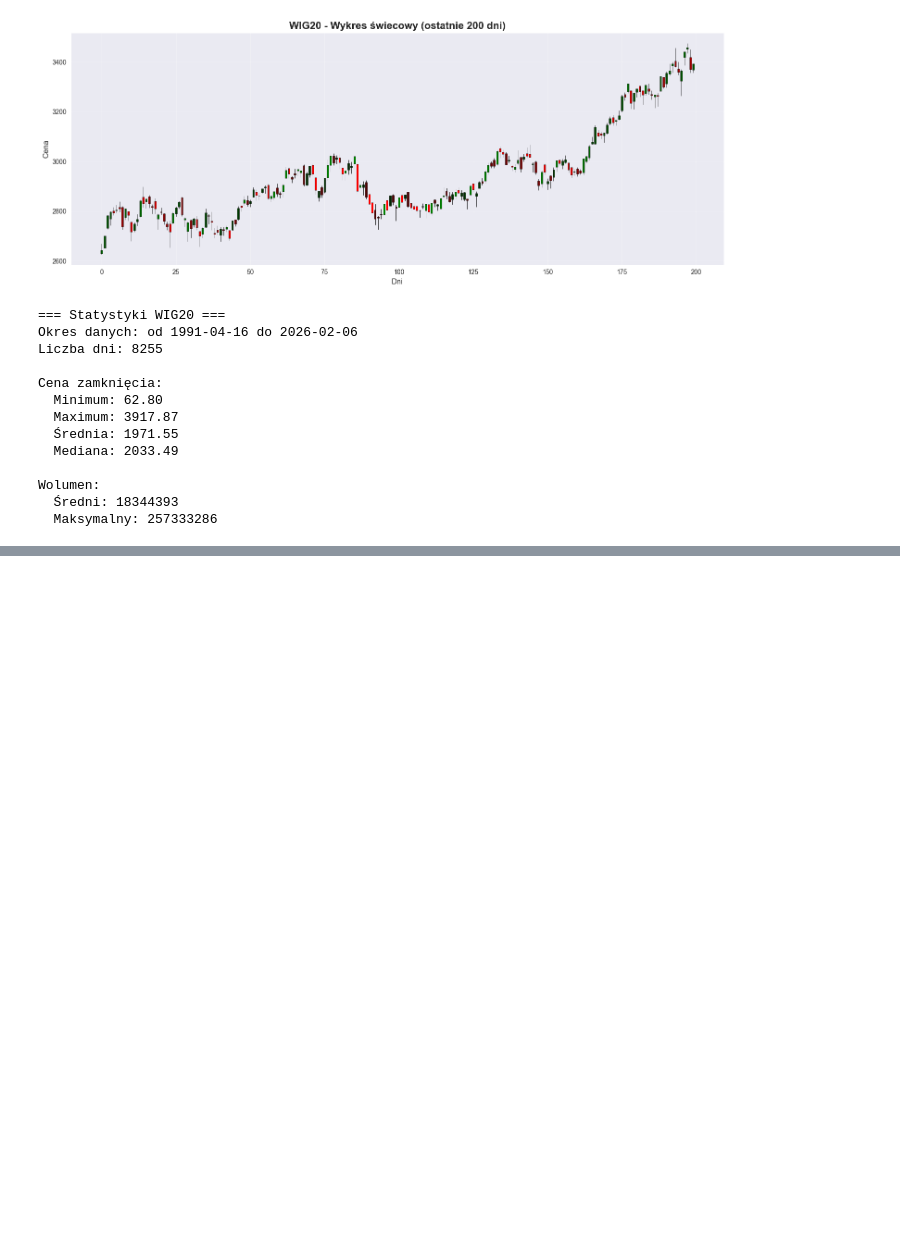
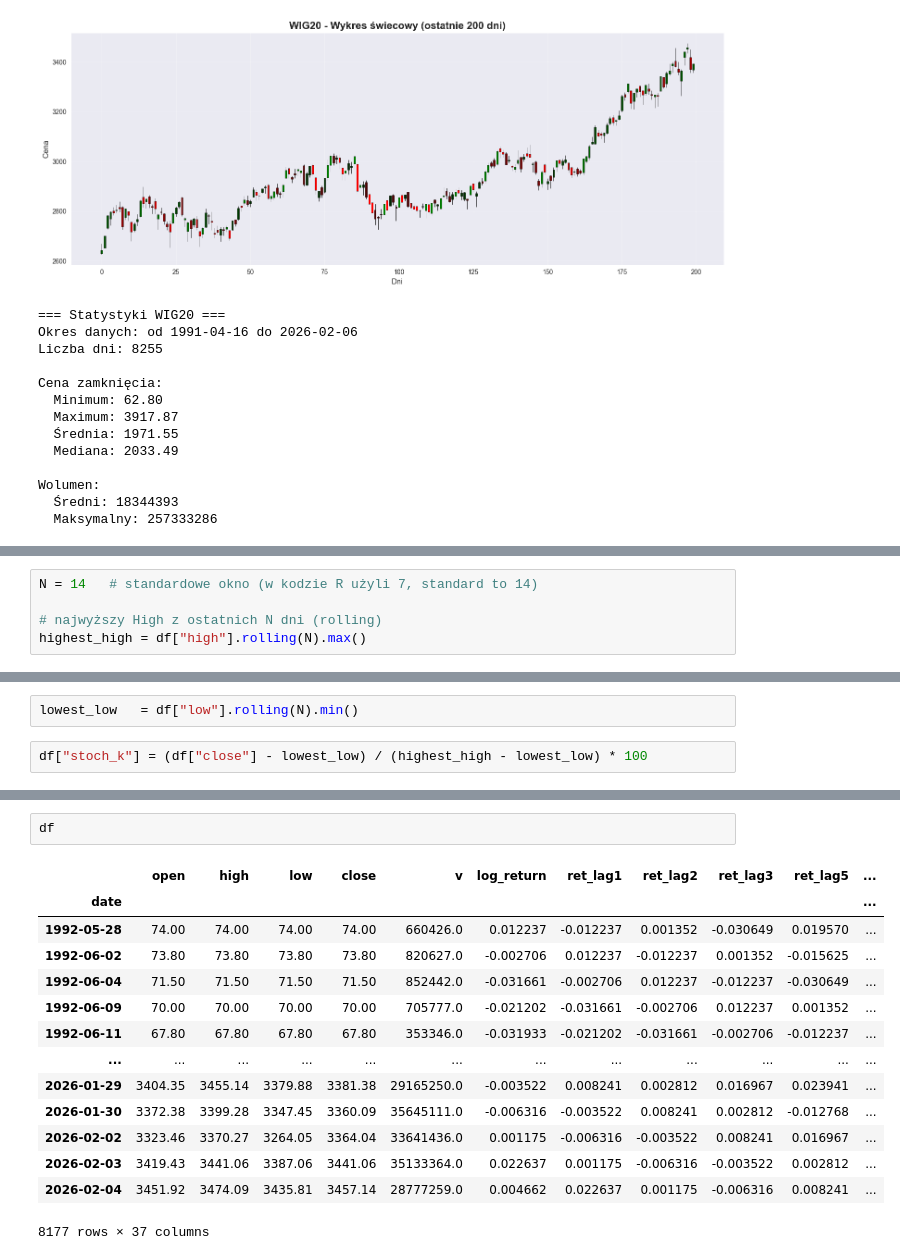
Before and after one commit to lukaszlewickii/wse-watcher, a Jupyter notebook: dev.ipynb, the cells around one changed output, grey strips where cells are left out. Saved outputs shown, nothing was run; the diff lists cells and outputs as text; blank space fills up the shorter version.

```diff
--- a/dev.ipynb
+++ b/dev.ipynb
@@ -139,0 +805,5 @@ Wolumen:
+# %%
+N = 14   # standardowe okno (w kodzie R użyli 7, standard to 14)
+
+# najwyższy High z ostatnich N dni (rolling)
+highest_high = df["high"].rolling(N).max()
@@ -139,0 +826,4 @@ Wolumen:
+# %%
+lowest_low   = df["low"].rolling(N).min()
+# %%
+df["stoch_k"] = (df["close"] - lowest_low) / (highest_high - lowest_low) * 100
@@ -139,0 +998,17 @@ Wolumen:
+# %%
+df
+# %% [output]
+|  | open | high | low | close | v | log_return | ret_lag1 | ret_lag2 | ret_lag3 | ret_lag5 | ... |
+| date |  |  |  |  |  |  |  |  |  |  | ... |
+| 1992-05-28 | 74.00 | 74.00 | 74.00 | 74.00 | 660426.0 | 0.012237 | -0.012237 | 0.001352 | -0.030649 | 0.019570 | ... |
+| 1992-06-02 | 73.80 | 73.80 | 73.80 | 73.80 | 820627.0 | -0.002706 | 0.012237 | -0.012237 | 0.001352 | -0.015625 | ... |
+| 1992-06-04 | 71.50 | 71.50 | 71.50 | 71.50 | 852442.0 | -0.031661 | -0.002706 | 0.012237 | -0.012237 | -0.030649 | ... |
+| 1992-06-09 | 70.00 | 70.00 | 70.00 | 70.00 | 705777.0 | -0.021202 | -0.031661 | -0.002706 | 0.012237 | 0.001352 | ... |
+| 1992-06-11 | 67.80 | 67.80 | 67.80 | 67.80 | 353346.0 | -0.031933 | -0.021202 | -0.031661 | -0.002706 | -0.012237 | ... |
+| ... | ... | ... | ... | ... | ... | ... | ... | ... | ... | ... | ... |
+| 2026-01-29 | 3404.35 | 3455.14 | 3379.88 | 3381.38 | 29165250.0 | -0.003522 | 0.008241 | 0.002812 | 0.016967 | 0.023941 | ... |
+| 2026-01-30 | 3372.38 | 3399.28 | 3347.45 | 3360.09 | 35645111.0 | -0.006316 | -0.003522 | 0.008241 | 0.002812 | -0.012768 | ... |
+| 2026-02-02 | 3323.46 | 3370.27 | 3264.05 | 3364.04 | 33641436.0 | 0.001175 | -0.006316 | -0.003522 | 0.008241 | 0.016967 | ... |
+| 2026-02-03 | 3419.43 | 3441.06 | 3387.06 | 3441.06 | 35133364.0 | 0.022637 | 0.001175 | -0.006316 | -0.003522 | 0.002812 | ... |
+| 2026-02-04 | 3451.92 | 3474.09 | 3435.81 | 3457.14 | 28777259.0 | 0.004662 | 0.022637 | 0.001175 | -0.006316 | 0.008241 | ... |
+8177 rows × 37 columns
```
Also changed, not shown: parts of 52 cells of this notebook.
